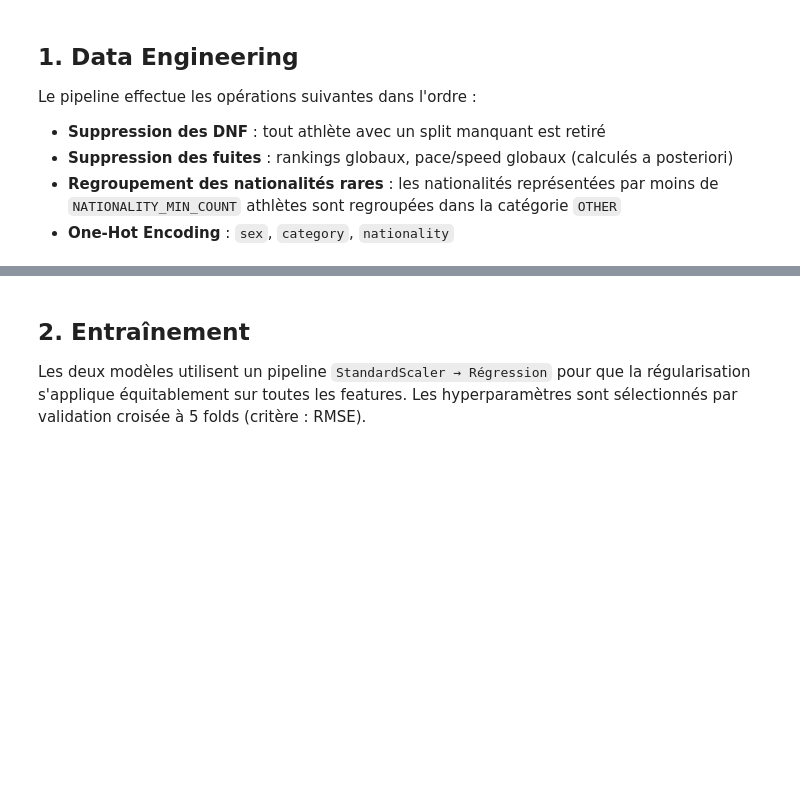
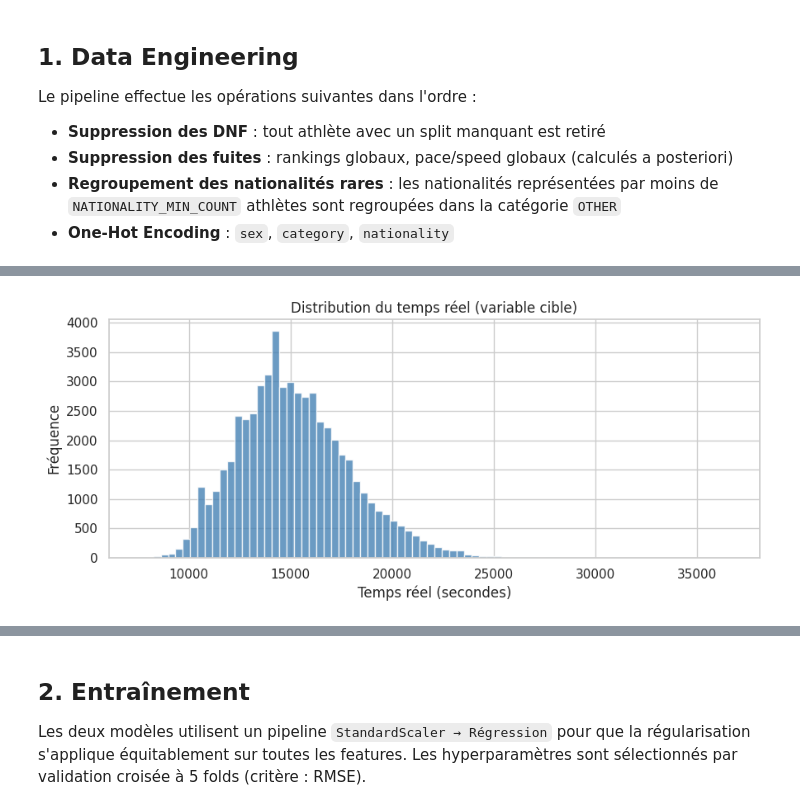
Before and after one commit to AntoineR18/PPDS-Projet-final, a Jupyter notebook: main.ipynb, the cells around one changed output, grey strips where cells are left out. Saved outputs shown, nothing was run; the diff lists cells and outputs as text; code cells hidden in the pictures; blank space fills up the shorter version.

```diff
--- a/main.ipynb
+++ b/main.ipynb
@@ -88,16 +100,18 @@ print(df.columns)
 # %%
 import matplotlib.pyplot as plt
 import seaborn as sns
 
 sns.set_theme(style='whitegrid')
 
 fig, ax = plt.subplots(figsize=(9, 4))
 ax.hist(df['realTime'].to_numpy(), bins=80, color='steelblue', edgecolor='white', alpha=0.8)
-ax.set_xlabel('Temps officiel (secondes)')
+ax.set_xlabel('Temps réel (secondes)')
 ax.set_ylabel('Fréquence')
-ax.set_title('Distribution du temps officiel (variable cible)')
+ax.set_title('Distribution du temps réel (variable cible)')
 plt.tight_layout()
 plt.show()
+# %% [output]
+[figure, added]
 # %%
 X, y = split_features_target(df)
 feature_names = X.columns
```
Also changed, not shown: parts of 11 cells of this notebook, 1 other file.
